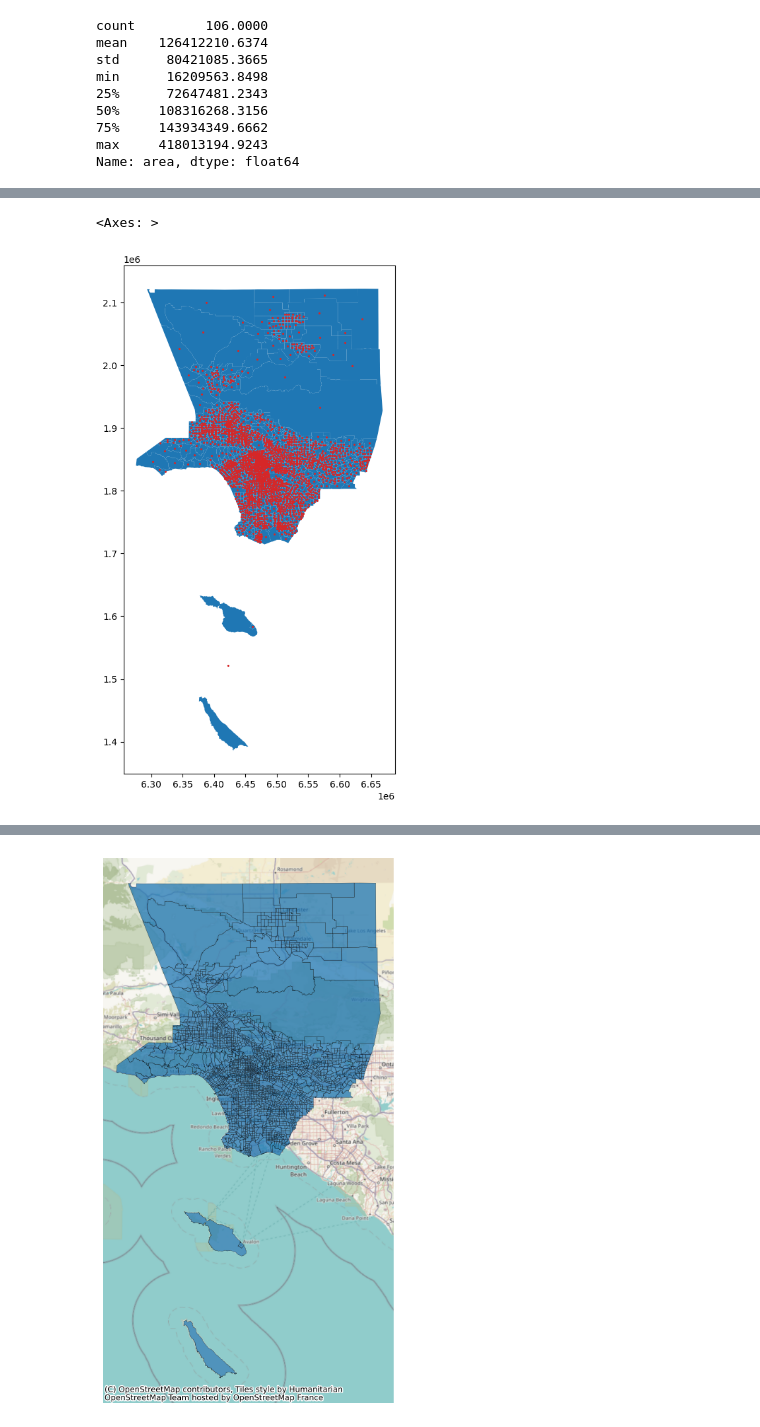
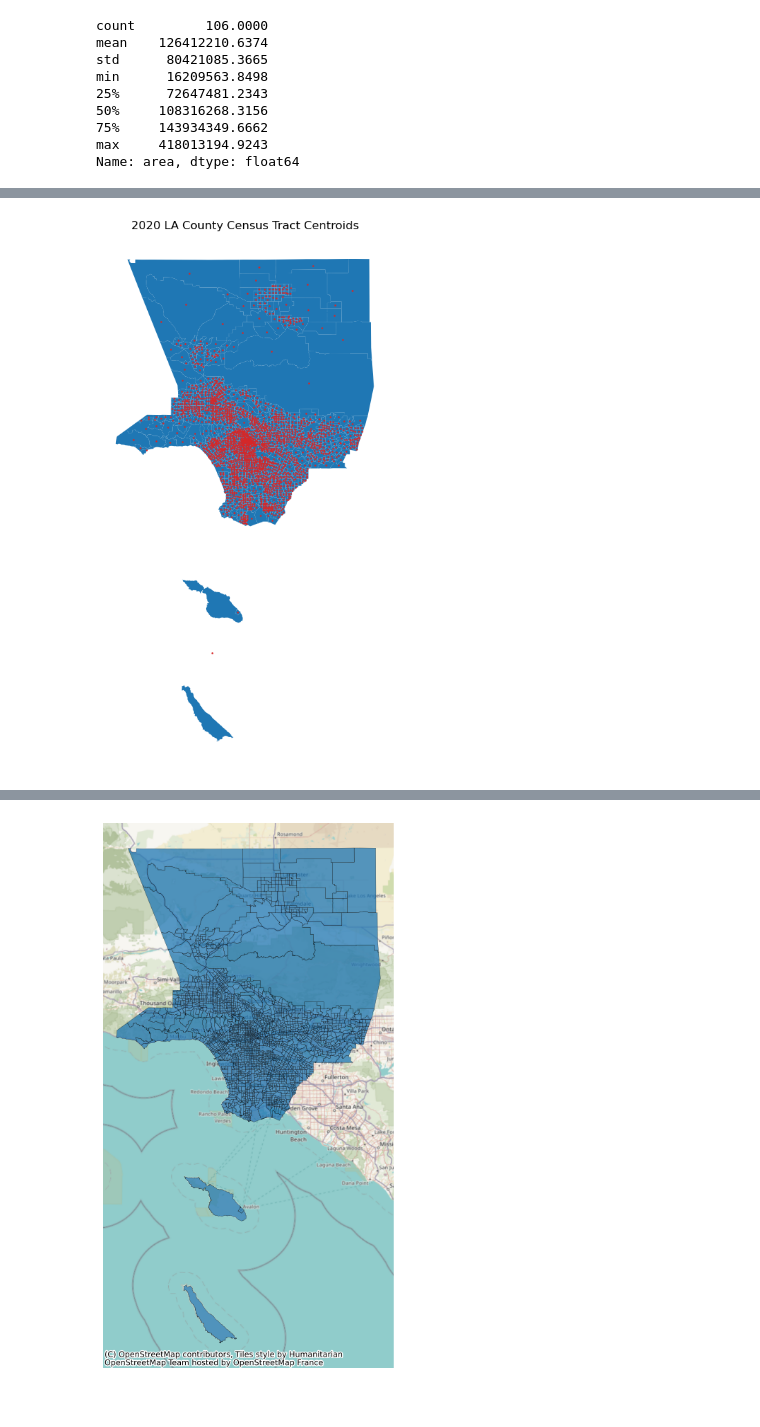
Before and after one commit to giovani-gutierrez/TDA_CalFire, a Jupyter notebook: SVI_EDA.ipynb, the cells around one changed output, grey strips where cells are left out. Cells and saved outputs as stored; diff of their text form; code cells hidden in the pictures.

Commit message:
Create some figures

```diff
--- a/SVI_EDA.ipynb
+++ b/SVI_EDA.ipynb
@@ -7,6 +8,8 @@ import geopandas as gpd
 from skimpy import clean_columns
 import contextily as cx
 import requests
+# %%
+plt.rcParams['figure.figsize'] = [12, 8]
 # %%
 # pandas display options
 pd.options.display.float_format = '{:.4f}'.format
@@ -117,6 +148,7 @@ lacofd_station_bounds['contains_tract'] = lacofd_station_bounds['geometry'].appl
 # %%
 ax = svi.plot(figsize = (12, 10))
-svi['centroid'].plot(ax = ax, color = 'C3', markersize = 1.5)
+svi['centroid'].plot(ax = ax, color = 'C3', markersize = 0.75)
+ax.set(title = '2020 LA County Census Tract Centroids')
+plt.axis('off');
 # %% [output]
-<Axes: >
-[figure, old version]
+[figure, new version]
```
Also changed, not shown: parts of 15 cells of this notebook, 4 other files.
